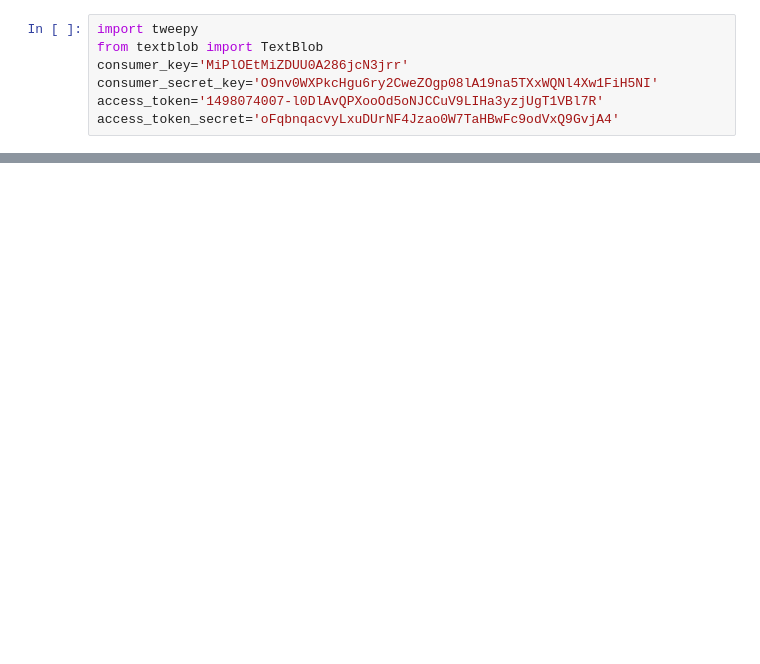
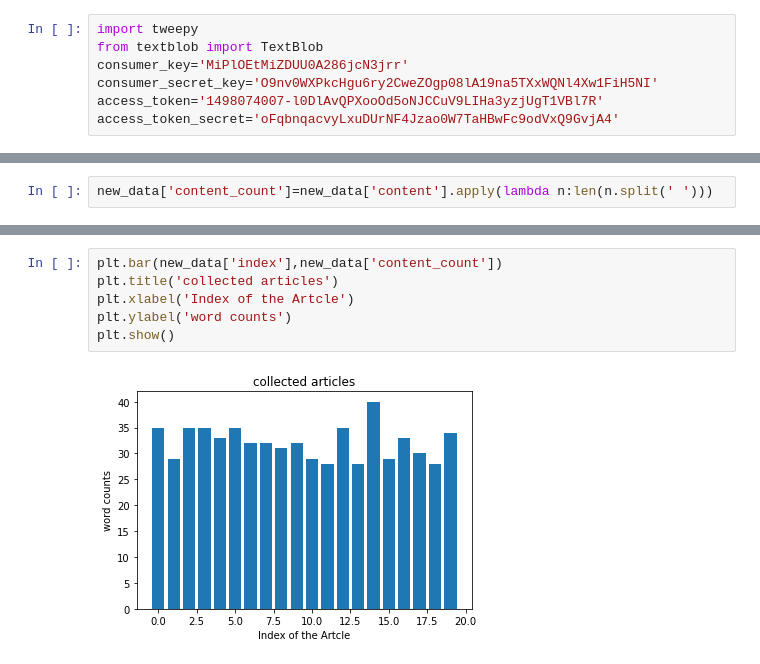
Before and after one commit to ishancoderr/3D_modeling, a Jupyter notebook: tweety01.ipynb, the cells around one changed output, grey strips where cells are left out. Saved outputs shown, nothing was run; the diff lists cells and outputs as text; blank space fills up the shorter version.

```diff
--- a/tweety01.ipynb
+++ b/tweety01.ipynb
@@ -37,0 +208,2 @@ Brexit: Welche Rolle hat die Zivilgesellschaft gespielt? Beiträge: @debrige_ber
+# %%
+new_data['content_count']=new_data['content'].apply(lambda n:len(n.split(' ')))
@@ -37,0 +236,8 @@ Brexit: Welche Rolle hat die Zivilgesellschaft gespielt? Beiträge: @debrige_ber
+# %%
+plt.bar(new_data['index'],new_data['content_count'])
+plt.title('collected articles')
+plt.xlabel('Index of the Artcle')
+plt.ylabel('word counts')
+plt.show()
+# %% [output]
+[figure, added]
```
Also changed, not shown: parts of 24 cells of this notebook.
